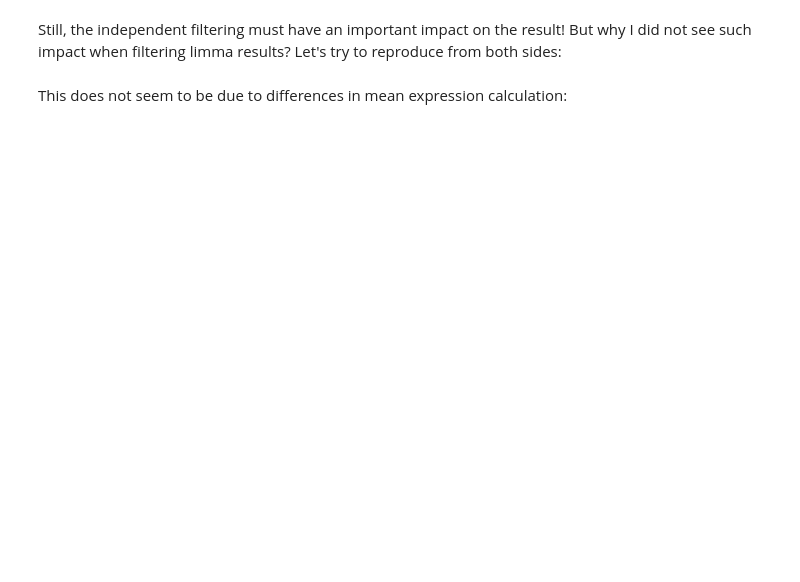
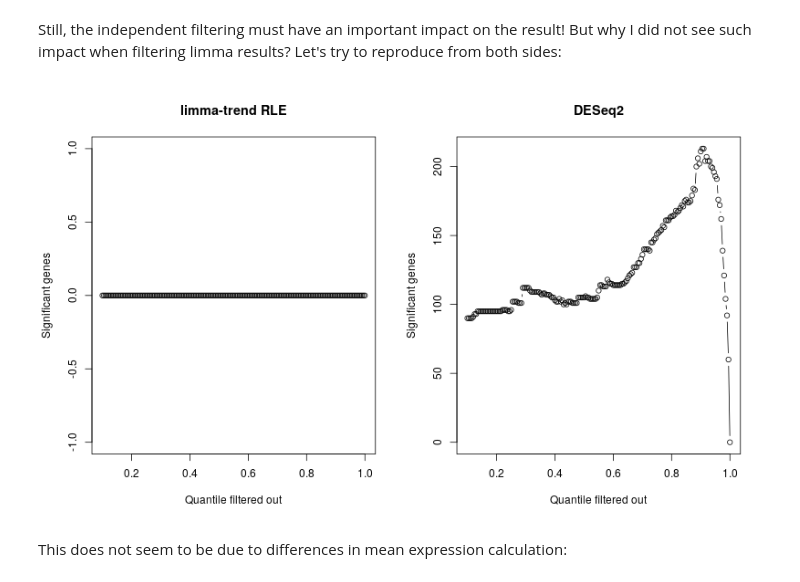
Before and after one commit to krassowski/meningitis-integration, a Jupyter notebook: analyses/rnaseq_vs_clinical/_Detailed_DESeq2_-_limma_comparison.ipynb, the cells around one changed output. Saved outputs shown, nothing was run; the diff lists cells and outputs as text; code cells hidden in the pictures; blank space fills up the shorter version.

Commit message:
Recover results for detailed DESeq2-voom comparison
and move independent hypothesis (filtering/weighting) to a separate file

```diff
--- a/analyses/rnaseq_vs_clinical/_Detailed_DESeq2_-_limma_comparison.ipynb
+++ b/analyses/rnaseq_vs_clinical/_Detailed_DESeq2_-_limma_comparison.ipynb
@@ -546,8 +558,10 @@ Still, the independent filtering must have an important impact on the result! Bu
 # %%
 %%R -w 800
 par(mfrow=c(1, 2))
-filter_by_mean_expresion(trend_rle); title('limma-trend RLE')
-filter_by_mean_expresion(normal, expression_col='baseMean', pvalue_col='pvalue'); title('DESeq2')
+filter_by_mean_expression(trend_rle); title('limma-trend RLE')
+filter_by_mean_expression(normal, expression_col='baseMean', pvalue_col='pvalue'); title('DESeq2')
+# %% [output]
+[figure, added]
 # %% [markdown]
 This does not seem to be due to differences in mean expression calculation:
 # %%
```
Also changed, not shown: parts of 19 cells of this notebook, 2 other files.
